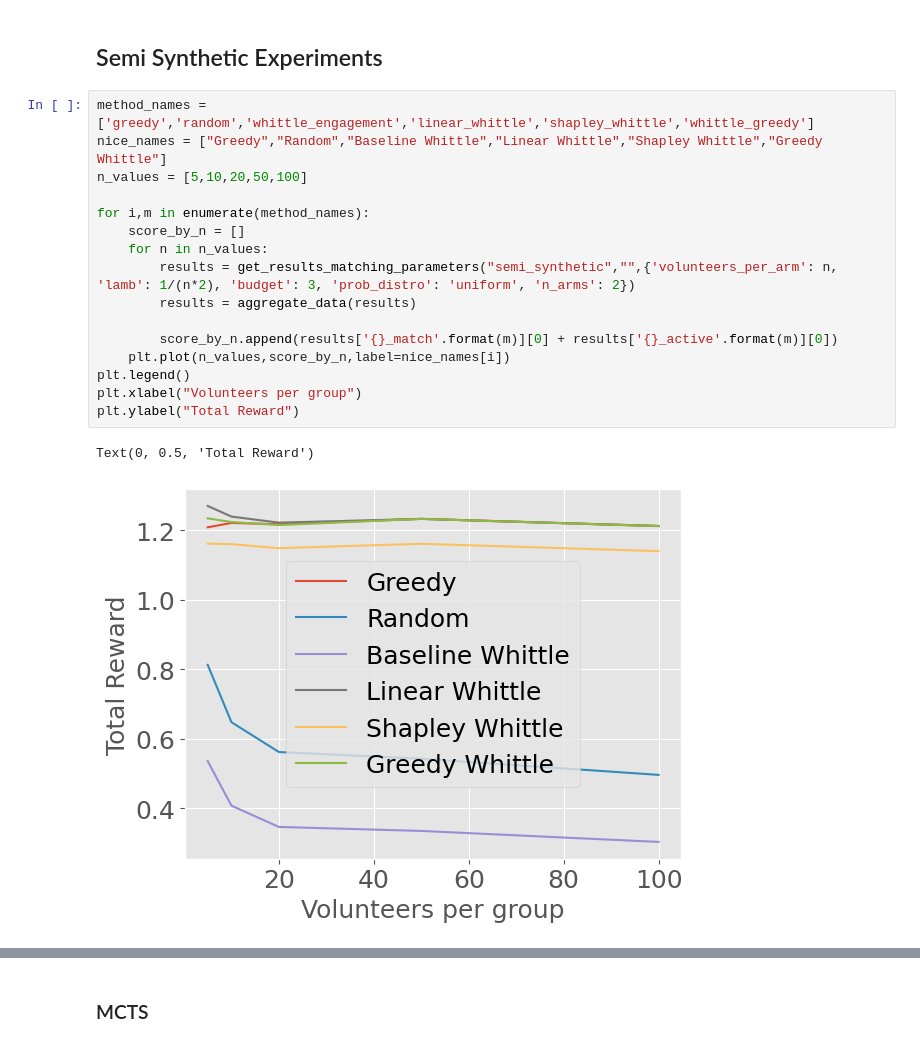
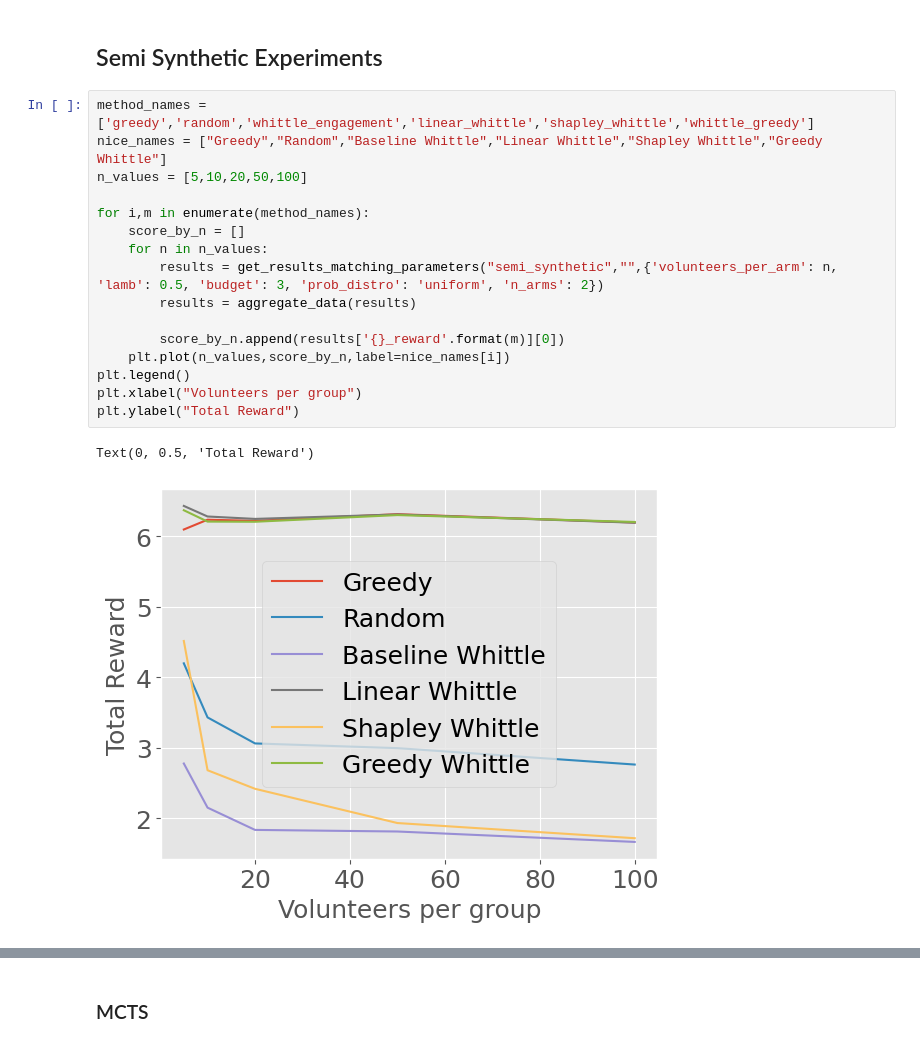
Before and after one commit to naveenr414/food-rescue-rmab, a Jupyter notebook: scripts/Plotting.ipynb, the cells around one changed output, grey strips where cells are left out. Drawn from its saved outputs; the diff is of its cells as text.

```diff
--- a/scripts/Plotting.ipynb
+++ b/scripts/Plotting.ipynb
@@ -163,22 +163,22 @@ plt.savefig("../figures/baseline/match_budget.pdf")
 # %%
 method_names = ['greedy','random','whittle_engagement','linear_whittle','shapley_whittle','whittle_greedy']
 nice_names = ["Greedy","Random","Baseline Whittle","Linear Whittle","Shapley Whittle","Greedy Whittle"]
 n_values = [5,10,20,50,100]
 
 for i,m in enumerate(method_names):
     score_by_n = []
     for n in n_values:
-        results = get_results_matching_parameters("semi_synthetic","",{'volunteers_per_arm': n, 'lamb': 1/(n*2), 'budget': 3, 'prob_distro': 'uniform', 'n_arms': 2})
+        results = get_results_matching_parameters("semi_synthetic","",{'volunteers_per_arm': n, 'lamb': 0.5, 'budget': 3, 'prob_distro': 'uniform', 'n_arms': 2})
         results = aggregate_data(results)
 
-        score_by_n.append(results['{}_match'.format(m)][0] + results['{}_active'.format(m)][0])
+        score_by_n.append(results['{}_reward'.format(m)][0])
     plt.plot(n_values,score_by_n,label=nice_names[i])
 plt.legend()
 plt.xlabel("Volunteers per group")
 plt.ylabel("Total Reward")
 # %% [output]
 Text(0, 0.5, 'Total Reward')
-[figure, old version]
+[figure, new version]
 # %%
 method_names = ['greedy','random','whittle_engagement','linear_whittle','shapley_whittle','whittle_greedy']
 nice_names = ["Greedy","Random","Baseline Whittle","Linear Whittle","Shapley Whittle","Greedy Whittle"]
```
Also changed, not shown: parts of 15 cells of this notebook, 13 other files.
